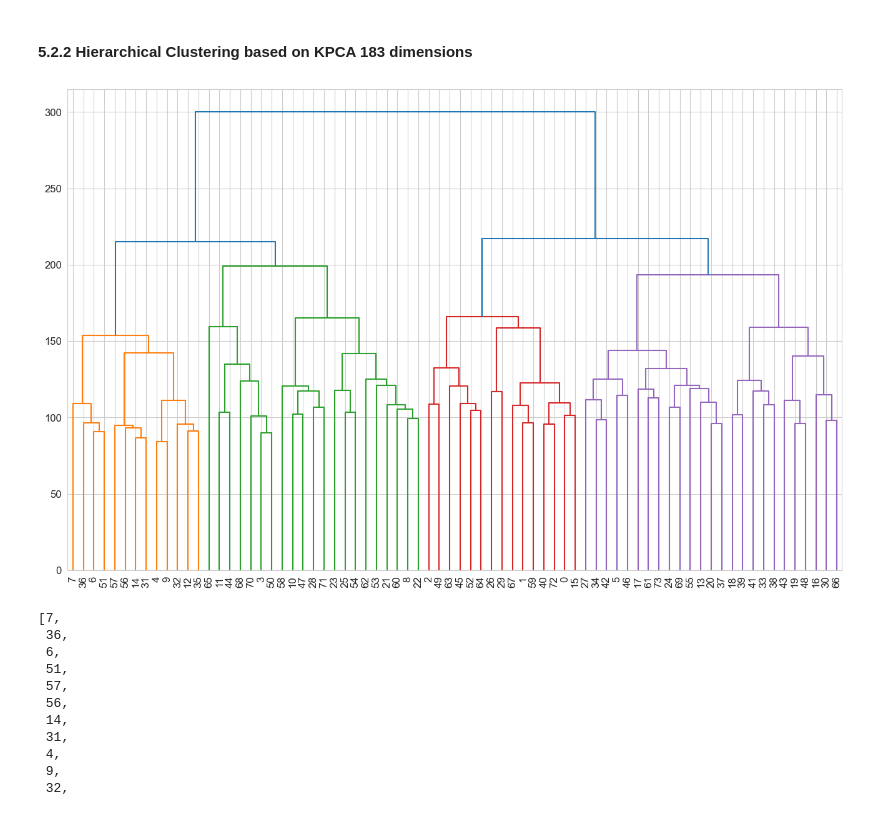
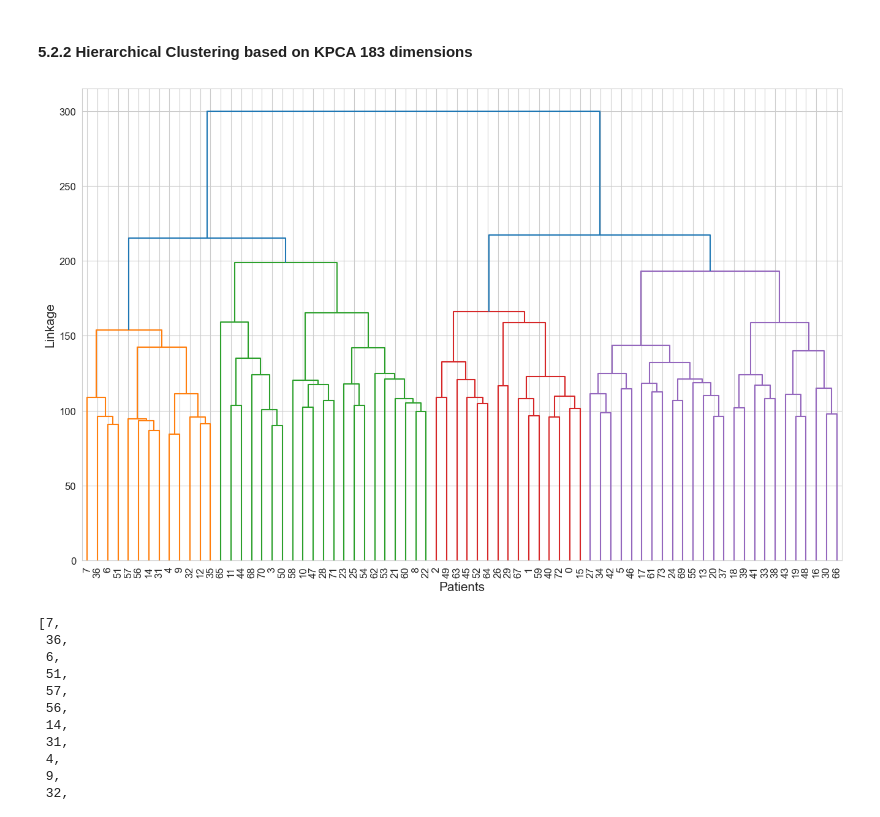
Before and after one commit to Pietro-Gavazzi/linma2472-project, a Jupyter notebook: final-project/final.ipynb, the cells around one changed output. Saved outputs shown, nothing was run; the diff lists cells and outputs as text; code cells hidden in the pictures.

```diff
--- a/final-project/final.ipynb
+++ b/final-project/final.ipynb
@@ -545,19 +547,21 @@ best_Fscore
 # %%
 # import matplotlib as mpl
 # mpl.rcParams.update({'font.size': 20})
 kpca = KernelPCA(n_components=183)
 kpca.fit(X_scaled)
 X_reduced = kpca.transform(X_scaled)
 plt.figure(figsize=(16, 10), dpi=100)
 linkage_data = linkage(X_reduced, method='ward', metric='euclidean')
 Z = dendrogram(linkage_data)
 ax = plt.gca()
 ax.tick_params(axis='x', which='major', labelsize=12)
 ax.tick_params(axis='y', which='major', labelsize=12)
-# plt.xlabel(fontdict={'fontsize':10})
+plt.xlabel('Patients', fontdict={'fontsize':15})
+plt.ylabel('Linkage', fontdict={'fontsize':15})
+plt.savefig('./Figures/dendro_kpca.pdf')
 plt.show()
 # %% [output]
-[figure, old version]
+[figure, new version]
 # %%
 leaves_list(linkage_data).tolist()
 # %% [output]
```
Also changed, not shown: parts of 1 cell of this notebook, 2 other files.
